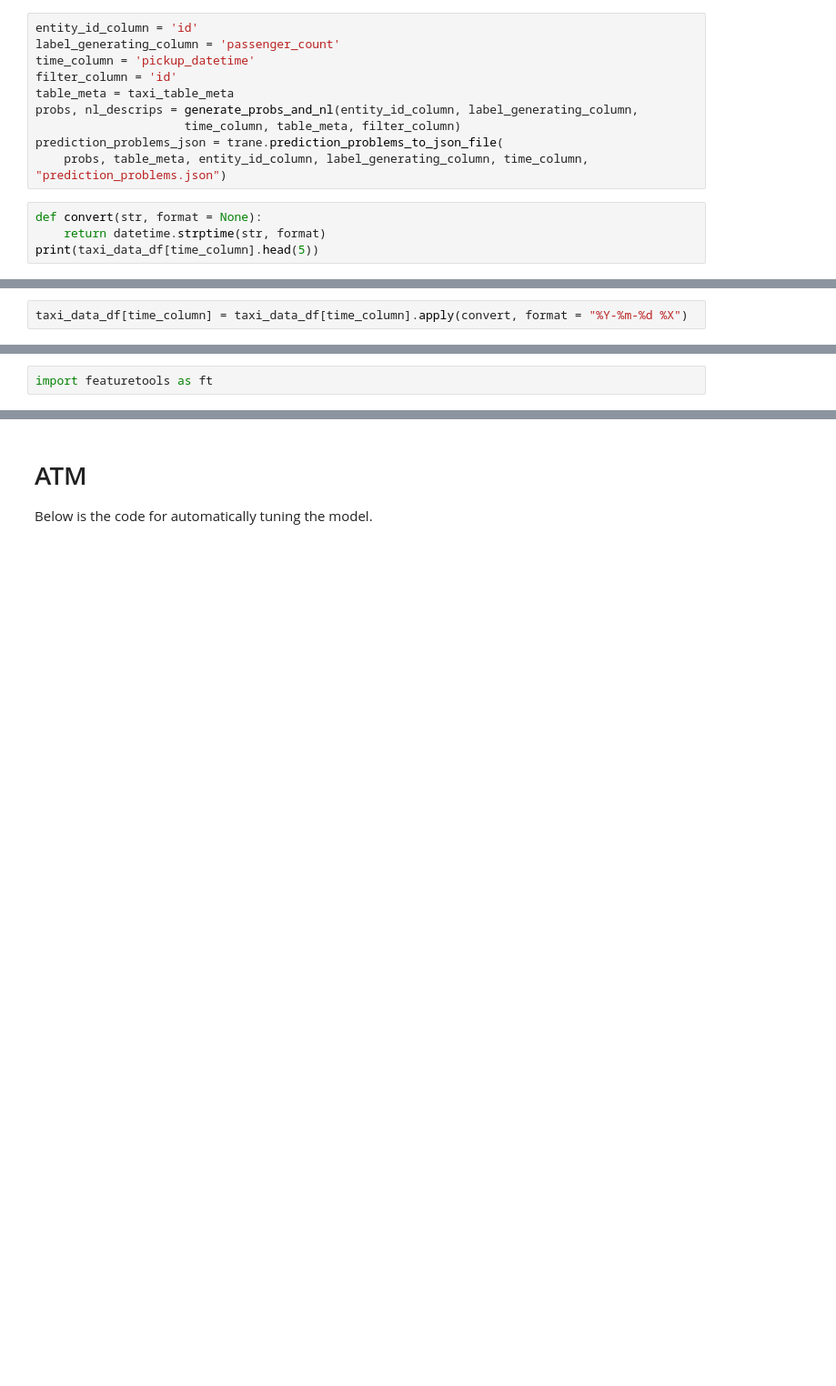
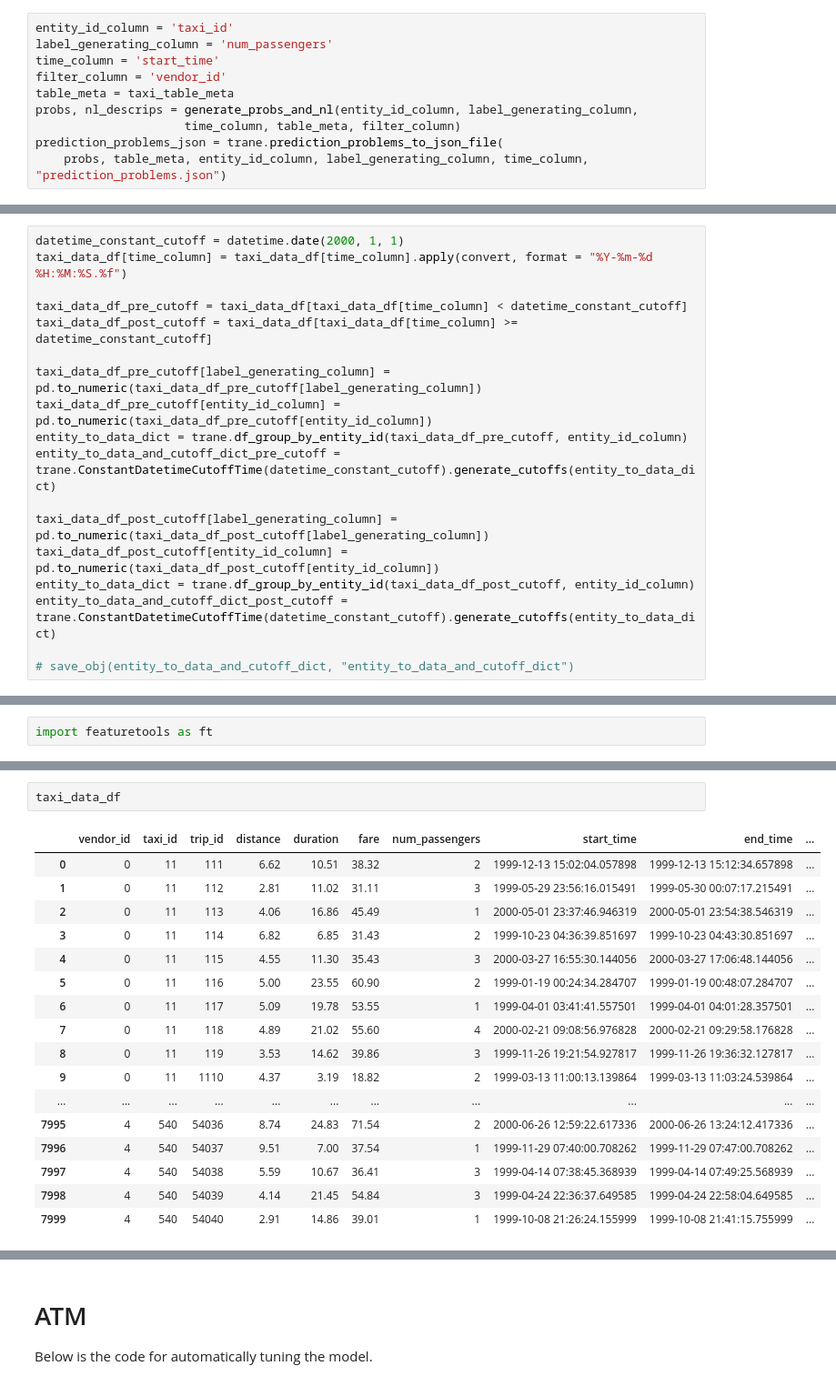
Before and after one commit to karmake2/Trane-Demos, a Jupyter notebook: Taxi Data Walkthrough.ipynb, the cells around one changed output, grey strips where cells are left out. Shown: that part at 91% size. Drawn from its saved outputs; the diff is of its cells as text; blank space fills up the shorter version.

```diff
--- a/Taxi Data Walkthrough.ipynb
+++ b/Taxi Data Walkthrough.ipynb
@@ -45,16 +56,12 @@ def generate_probs_and_nl(entity_id_column,
 # Trane
 Below is the code for generating prediction problems using Trane.
 # %%
-entity_id_column = 'id'
-label_generating_column = 'passenger_count'
-time_column = 'pickup_datetime'
-filter_column = 'id'
+entity_id_column = 'taxi_id'
+label_generating_column = 'num_passengers'
+time_column = 'start_time'
+filter_column = 'vendor_id'
 table_meta = taxi_table_meta
 probs, nl_descrips = generate_probs_and_nl(entity_id_column, label_generating_column,
                      time_column, table_meta, filter_column)
 prediction_problems_json = trane.prediction_problems_to_json_file(
     probs, table_meta, entity_id_column, label_generating_column, time_column, "prediction_problems.json")
-# %%
-def convert(str, format = None):
-    return datetime.strptime(str, format)
-print(taxi_data_df[time_column].head(5))
@@ -71,2 +67,0 @@ The code below converts the data in the time column to datetime objects.
-# %%
-taxi_data_df[time_column] = taxi_data_df[time_column].apply(convert, format = "%Y-%m-%d %X")
@@ -73 +91,19 @@ taxi_data_df[time_column] = taxi_data_df[time_column].apply(convert, format = "%
+# %%
+datetime_constant_cutoff = datetime.date(2000, 1, 1)
+taxi_data_df[time_column] = taxi_data_df[time_column].apply(convert, format = "%Y-%m-%d %H:%M:%S.%f")
+
+taxi_data_df_pre_cutoff = taxi_data_df[taxi_data_df[time_column] < datetime_constant_cutoff]
+taxi_data_df_post_cutoff = taxi_data_df[taxi_data_df[time_column] >= datetime_constant_cutoff]
+
+taxi_data_df_pre_cutoff[label_generating_column] = pd.to_numeric(taxi_data_df_pre_cutoff[label_generating_column])
+taxi_data_df_pre_cutoff[entity_id_column] = pd.to_numeric(taxi_data_df_pre_cutoff[entity_id_column])
+entity_to_data_dict = trane.df_group_by_entity_id(taxi_data_df_pre_cutoff, entity_id_column)
+entity_to_data_and_cutoff_dict_pre_cutoff = trane.ConstantDatetimeCutoffTime(datetime_constant_cutoff).generate_cutoffs(entity_to_data_dict)
+
+taxi_data_df_post_cutoff[label_generating_column] = pd.to_numeric(taxi_data_df_post_cutoff[label_generating_column])
+taxi_data_df_post_cutoff[entity_id_column] = pd.to_numeric(taxi_data_df_post_cutoff[entity_id_column])
+entity_to_data_dict = trane.df_group_by_entity_id(taxi_data_df_post_cutoff, entity_id_column)
+entity_to_data_and_cutoff_dict_post_cutoff = trane.ConstantDatetimeCutoffTime(datetime_constant_cutoff).generate_cutoffs(entity_to_data_dict)
+
+# save_obj(entity_to_data_and_cutoff_dict, "entity_to_data_and_cutoff_dict")
 # %% [markdown]
@@ -108,0 +127,20 @@ feature_matrix, feature_definitions = ft.dfs(entities = entities,
+# %%
+taxi_data_df
+# %% [output]
+|  | vendor_id | taxi_id | trip_id | distance | duration | fare | num_passengers | start_time | end_time | ... |
+| 0 | 0 | 11 | 111 | 6.62 | 10.51 | 38.32 | 2 | 1999-12-13 15:02:04.057898 | 1999-12-13 15:12:34.657898 | ... |
+| 1 | 0 | 11 | 112 | 2.81 | 11.02 | 31.11 | 3 | 1999-05-29 23:56:16.015491 | 1999-05-30 00:07:17.215491 | ... |
+| 2 | 0 | 11 | 113 | 4.06 | 16.86 | 45.49 | 1 | 2000-05-01 23:37:46.946319 | 2000-05-01 23:54:38.546319 | ... |
+| 3 | 0 | 11 | 114 | 6.82 | 6.85 | 31.43 | 2 | 1999-10-23 04:36:39.851697 | 1999-10-23 04:43:30.851697 | ... |
+| 4 | 0 | 11 | 115 | 4.55 | 11.30 | 35.43 | 3 | 2000-03-27 16:55:30.144056 | 2000-03-27 17:06:48.144056 | ... |
+| 5 | 0 | 11 | 116 | 5.00 | 23.55 | 60.90 | 2 | 1999-01-19 00:24:34.284707 | 1999-01-19 00:48:07.284707 | ... |
+| 6 | 0 | 11 | 117 | 5.09 | 19.78 | 53.55 | 1 | 1999-04-01 03:41:41.557501 | 1999-04-01 04:01:28.357501 | ... |
+| 7 | 0 | 11 | 118 | 4.89 | 21.02 | 55.60 | 4 | 2000-02-21 09:08:56.976828 | 2000-02-21 09:29:58.176828 | ... |
+| 8 | 0 | 11 | 119 | 3.53 | 14.62 | 39.86 | 3 | 1999-11-26 19:21:54.927817 | 1999-11-26 19:36:32.127817 | ... |
+| 9 | 0 | 11 | 1110 | 4.37 | 3.19 | 18.82 | 2 | 1999-03-13 11:00:13.139864 | 1999-03-13 11:03:24.539864 | ... |
+| ... | ... | ... | ... | ... | ... | ... | ... | ... | ... | ... |
+| 7995 | 4 | 540 | 54036 | 8.74 | 24.83 | 71.54 | 2 | 2000-06-26 12:59:22.617336 | 2000-06-26 13:24:12.417336 | ... |
+| 7996 | 4 | 540 | 54037 | 9.51 | 7.00 | 37.54 | 1 | 1999-11-29 07:40:00.708262 | 1999-11-29 07:47:00.708262 | ... |
+| 7997 | 4 | 540 | 54038 | 5.59 | 10.67 | 36.41 | 3 | 1999-04-14 07:38:45.368939 | 1999-04-14 07:49:25.568939 | ... |
+| 7998 | 4 | 540 | 54039 | 4.14 | 21.45 | 54.84 | 3 | 1999-04-24 22:36:37.649585 | 1999-04-24 22:58:04.649585 | ... |
+| 7999 | 4 | 540 | 54040 | 2.91 | 14.86 | 39.01 | 1 | 1999-10-08 21:26:24.155999 | 1999-10-08 21:41:15.755999 | ... |
```
Also changed, not shown: parts of 33 cells of this notebook, 4 other files.
